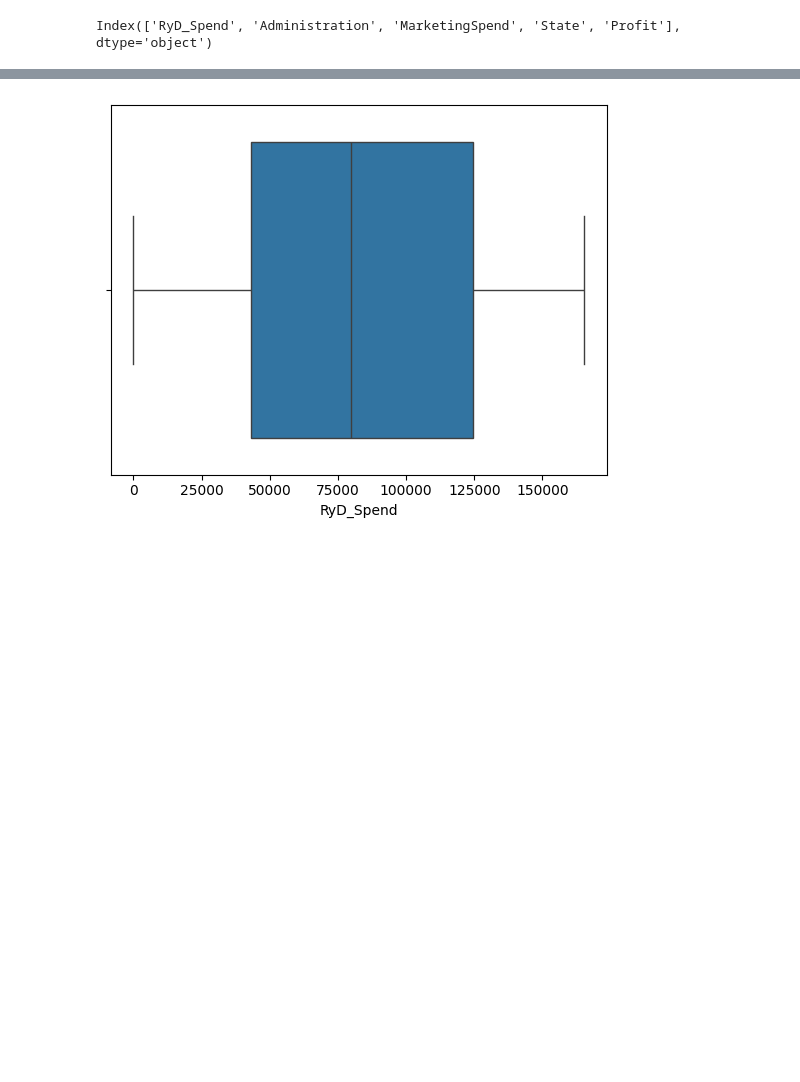
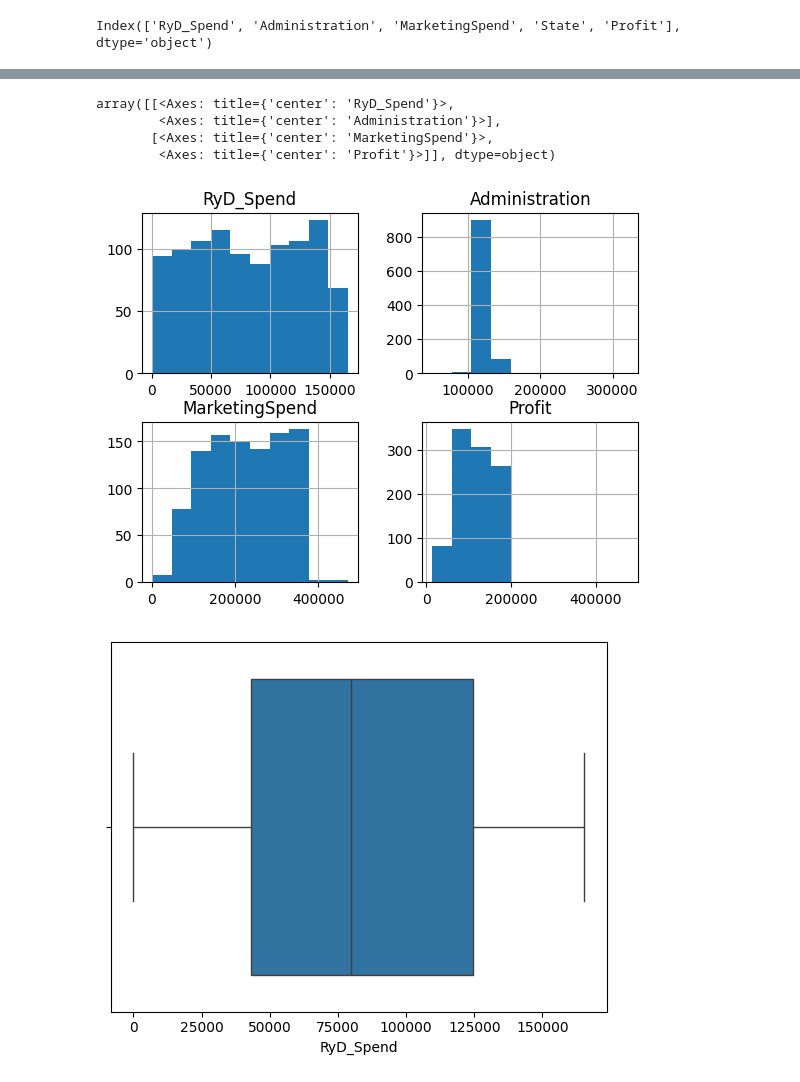
Before and after one commit to franciscoryb1/MINERIA-TUIA-Gauto-RodriguezYBarros, a Jupyter notebook: tp2.ipynb, the cells around one changed output, grey strips where cells are left out. Drawn from its saved outputs; the diff is of its cells as text; code cells hidden in the pictures; blank space fills up the shorter version.

```diff
--- a/tp2.ipynb
+++ b/tp2.ipynb
@@ -38,3 +52,11 @@ Index(['RyD_Spend', 'Administration', 'MarketingSpend', 'State', 'Profit'], dtyp
+# %%
+df.hist()
+# %% [output]
+array([[<Axes: title={'center': 'RyD_Spend'}>,
+        <Axes: title={'center': 'Administration'}>],
+       [<Axes: title={'center': 'MarketingSpend'}>,
+        <Axes: title={'center': 'Profit'}>]], dtype=object)
+[figure, added]
 # %%
 import seaborn as sns
 
```
Also changed, not shown: parts of 92 cells of this notebook, 1 other file.
